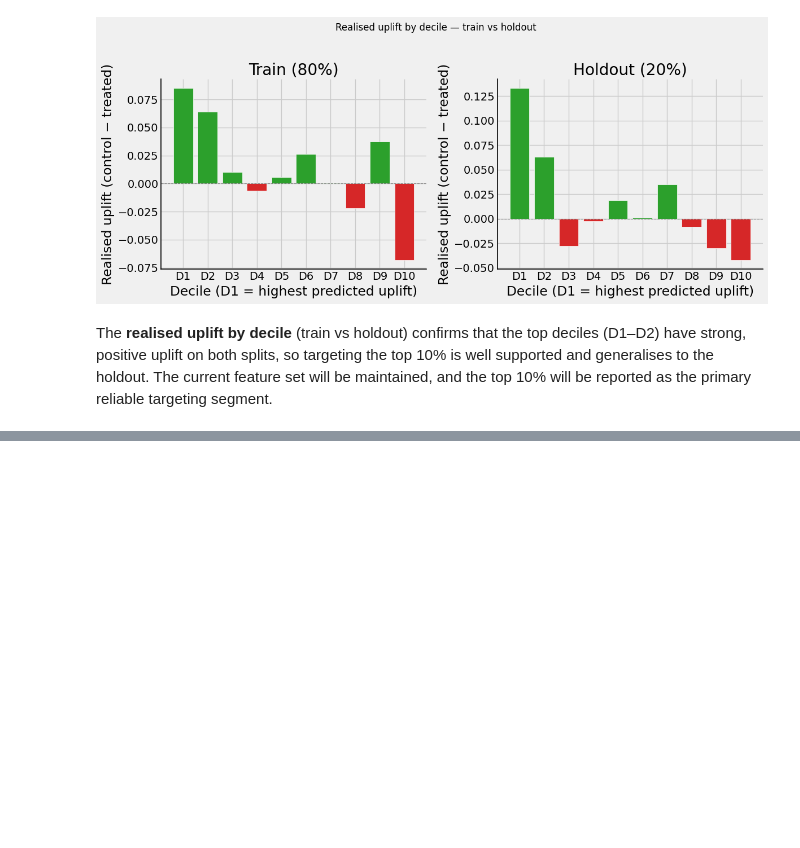
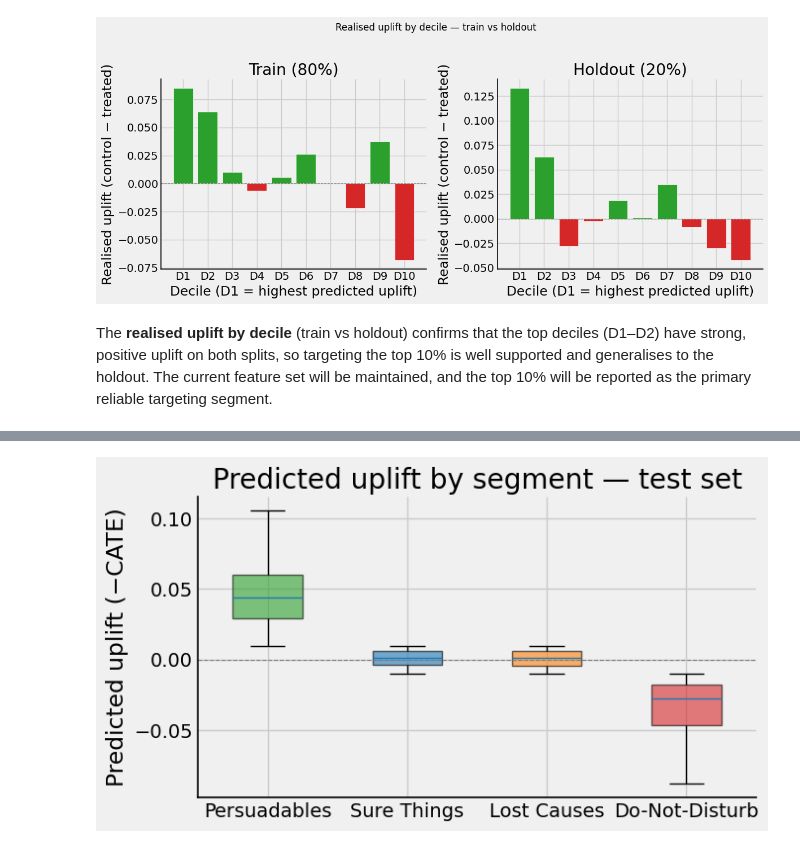
Before and after one commit to Noa-Gilad/Uplift-Modeling-Churn-Prevention, a Jupyter notebook: src/uplift_churn_prediction.ipynb, the cells around one changed output, grey strips where cells are left out. Drawn from its saved outputs; the diff is of its cells as text; code cells hidden in the pictures; blank space fills up the shorter version.

```diff
--- a/src/uplift_churn_prediction.ipynb
+++ b/src/uplift_churn_prediction.ipynb
@@ -424,0 +440,27 @@ The **realised uplift by decile** (train vs holdout) confirms that the top decil
+# %%
+# ── Build test feature matrix (same FEATURE_COLS, no labels) ────────────
+X_test = test_df[FEATURE_COLS].copy()
+print(f"Test features shape: {X_test.shape}")
+
+# ── Predict CATE on test set ───────────────────────────────────────────
+# T-Learner predict needs a treatment vector; CausalML handles this
+# internally (predicts with T=1 and T=0, returns the difference).
+test_cate = final_model.predict(X=X_test.values).ravel()
+test_uplift_scores = -test_cate  # −CATE = "retention uplift" (higher = better)
+
+# ── Predict baseline churn risk P(churn | T=0) ────────────────────────
+# predict_baseline_control works for S-, T-, and other meta-learners.
+test_baseline = predict_baseline_control(final_model, X_test.values)
+print(f"Baseline churn risk — median: {np.median(test_baseline):.4f}, "
+      f"mean: {np.mean(test_baseline):.4f}")
+
+# ── Assign four-quadrant segments (formal definitions: zero band |uplift| ≤ ε, split by baseline) ─
+# Sure Things & Lost Causes = 0 uplift; Persuadables = uplift > ε; DND = uplift < −ε. Optional: uplift_threshold="median".
+test_segments = assign_segments(test_uplift_scores, baseline_scores=test_baseline)
+
+# Summary
+seg_counts = pd.Series(test_segments).value_counts()
+print("\nTest-set segment distribution (2-D quadrant):")
+for seg in ["Persuadables", "Sure Things", "Lost Causes", "Do-Not-Disturb"]:
+    cnt = seg_counts.get(seg, 0)
+    print(f"  {seg:18s}: {cnt:>5,} ({cnt / len(test_segments) * 100:.1f}%)")
@@ -424,0 +476,9 @@ The **realised uplift by decile** (train vs holdout) confirms that the top decil
+# %%
+# ── 2. Predicted uplift distribution per segment (box plot) ─────────────
+plot_uplift_by_segment(
+    test_segments, test_uplift_scores,
+    title="Predicted uplift by segment — test set",
+)
+plt.show()
+# %% [output]
+[figure, added]
```
Also changed, not shown: parts of 6 cells of this notebook, 2 other files.
